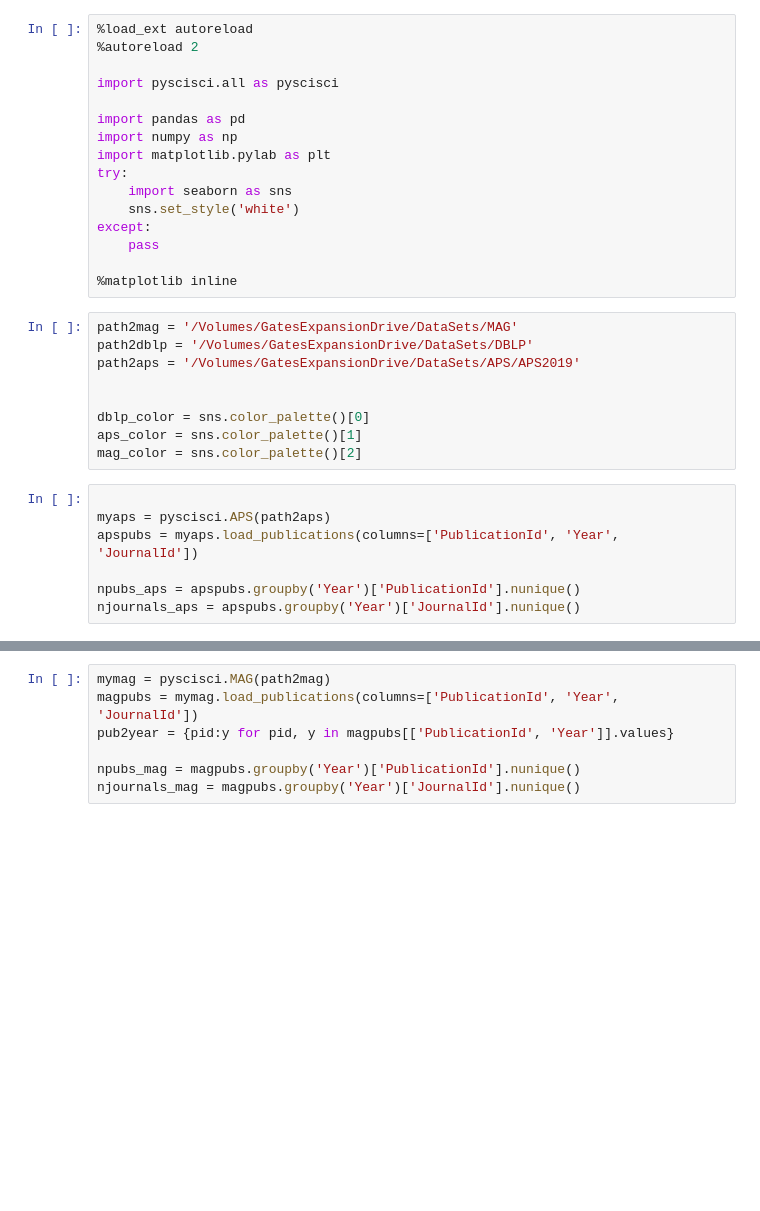
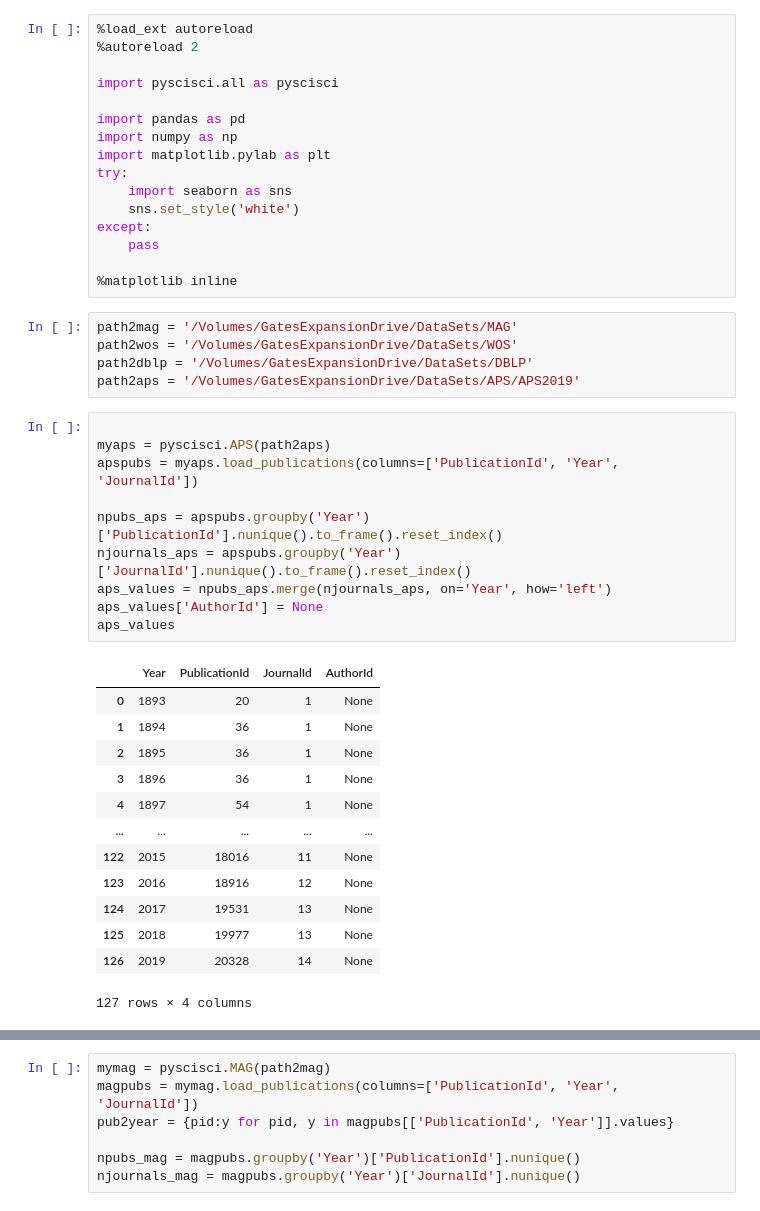
Before and after one commit to SciSciCollective/pyscisci, a Jupyter notebook: examples/The Growth of Science.ipynb, the cells around one changed output, grey strips where cells are left out. Drawn from its saved outputs; the diff is of its cells as text; blank space fills up the shorter version.

```diff
--- a/examples/The Growth of Science.ipynb
+++ b/examples/The Growth of Science.ipynb
@@ -16,20 +16,33 @@ except:
 %matplotlib inline
 # %%
 path2mag = '/Volumes/GatesExpansionDrive/DataSets/MAG'
+path2wos = '/Volumes/GatesExpansionDrive/DataSets/WOS'
 path2dblp = '/Volumes/GatesExpansionDrive/DataSets/DBLP'
 path2aps = '/Volumes/GatesExpansionDrive/DataSets/APS/APS2019'
-
-
-dblp_color = sns.color_palette()[0]
-aps_color = sns.color_palette()[1]
-mag_color = sns.color_palette()[2]
 # %%
 
 myaps = pyscisci.APS(path2aps)
 apspubs = myaps.load_publications(columns=['PublicationId', 'Year', 'JournalId'])
 
-npubs_aps = apspubs.groupby('Year')['PublicationId'].nunique()
-njournals_aps = apspubs.groupby('Year')['JournalId'].nunique()
+npubs_aps = apspubs.groupby('Year')['PublicationId'].nunique().to_frame().reset_index()
+njournals_aps = apspubs.groupby('Year')['JournalId'].nunique().to_frame().reset_index()
+aps_values = npubs_aps.merge(njournals_aps, on='Year', how='left')
+aps_values['AuthorId'] = None
+aps_values
+# %% [output]
+|  | Year | PublicationId | JournalId | AuthorId |
+| 0 | 1893 | 20 | 1 | None |
+| 1 | 1894 | 36 | 1 | None |
+| 2 | 1895 | 36 | 1 | None |
+| 3 | 1896 | 36 | 1 | None |
+| 4 | 1897 | 54 | 1 | None |
+| ... | ... | ... | ... | ... |
+| 122 | 2015 | 18016 | 11 | None |
+| 123 | 2016 | 18916 | 12 | None |
+| 124 | 2017 | 19531 | 13 | None |
+| 125 | 2018 | 19977 | 13 | None |
+| 126 | 2019 | 20328 | 14 | None |
+127 rows × 4 columns
 # %%
 mydblp = pyscisci.DBLP(path2dblp)
 dblppubs = mydblp.load_publications(columns=['PublicationId', 'Year', 'JournalId'])
```
Also changed, not shown: parts of 3 cells of this notebook, 4 other files.
